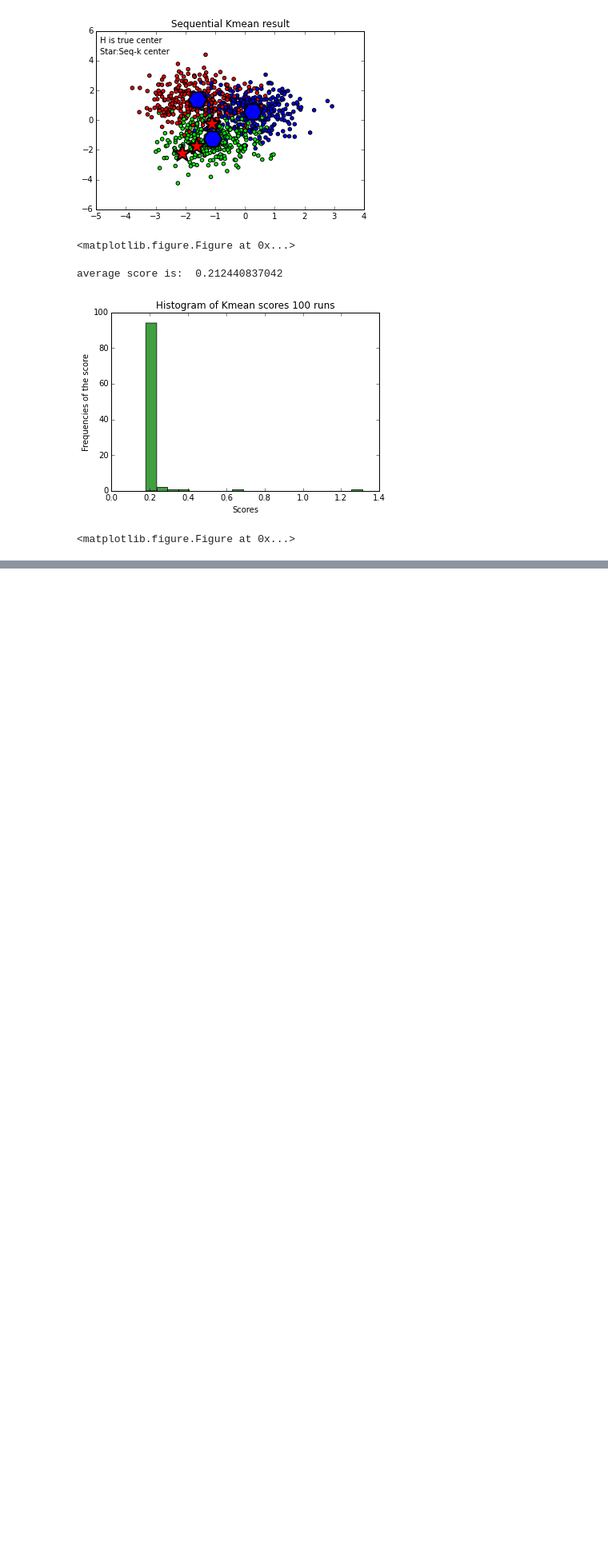
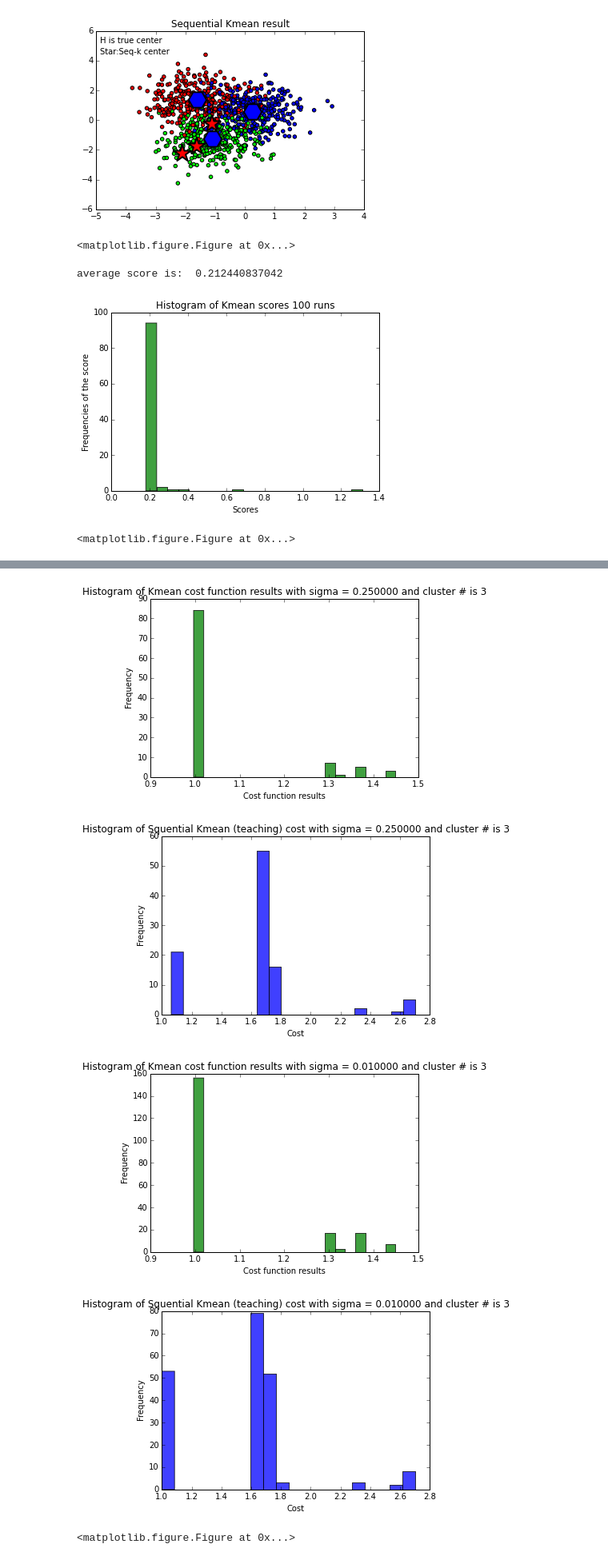
Before and after one commit to RuiqingQiu/K-Mean, a Jupyter notebook: kmeans.ipynb, the cells around one changed output, grey strips where cells are left out. Shown: that part at 80% size. Drawn from its saved outputs; the diff is of its cells as text; code cells hidden in the pictures; blank space fills up the shorter version.

```diff
--- a/kmeans.ipynb
+++ b/kmeans.ipynb
@@ -439 +392,10 @@ def experiment3(num_of_cluster):
+# %%
+# experiement 3 classfied to 3 clusters
+experiment3(3)
+# %% [output]
+[figure, added]
+[figure, added]
+[figure, added]
+[figure, added]
+<matplotlib.figure.Figure at 0x...>
 # %%
```
Also changed, not shown: parts of 14 cells of this notebook.
